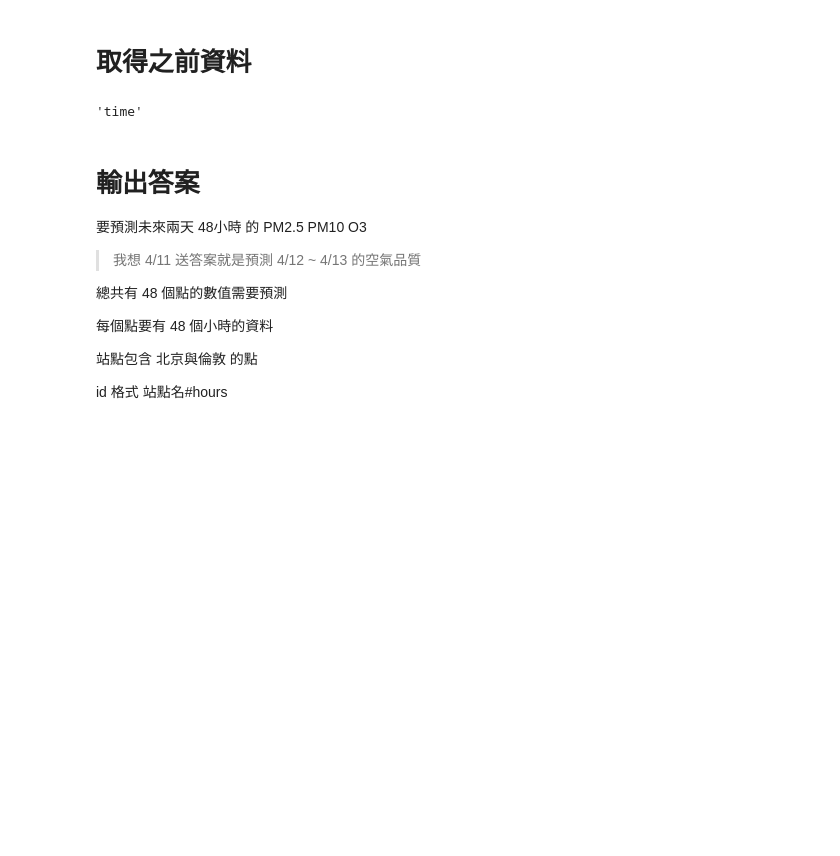
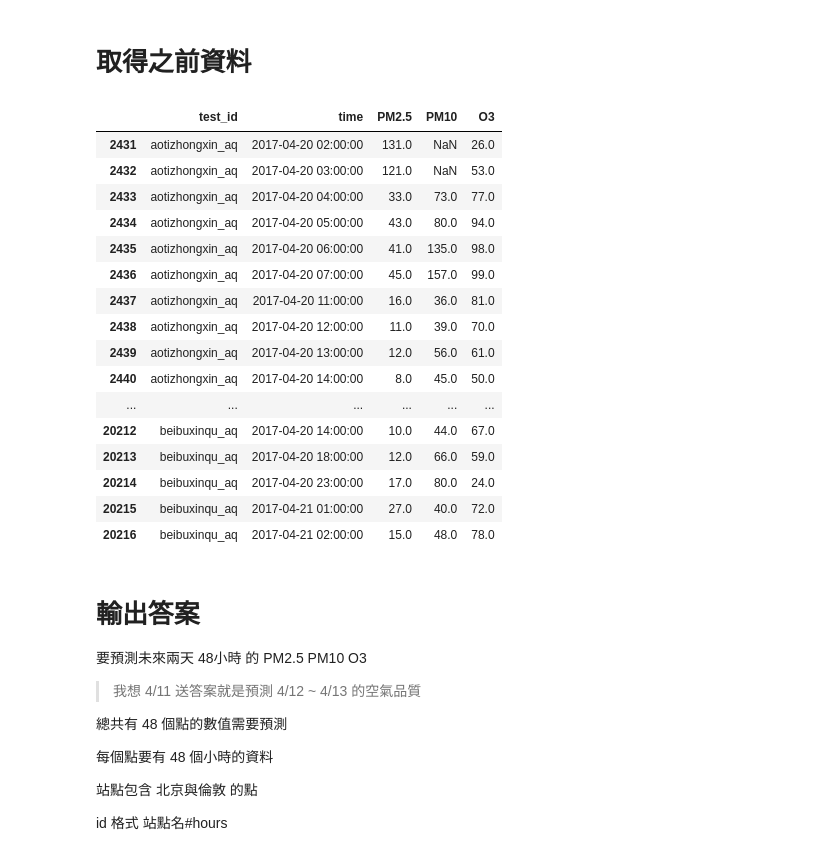
Before and after one commit to csielee/dsai2018_midterm, a Jupyter notebook: main.ipynb, the cells around one changed output. Cells and saved outputs as stored; diff of their text form; code cells hidden in the pictures; blank space fills up the shorter version.

```diff
--- a/main.ipynb
+++ b/main.ipynb
@@ -69,10 +69,27 @@ def getPreviousData(thisday, nday=2, city='bj'):
     #print(alldays)
 
     return pData.loc[pData['time'].isin(alldays),column]
-# %%
-getPreviousData('2017-01-02',city='ld').columns[1]
-# %% [output]
-'time'
+# %%
+tmp = getPreviousData('2017-04-20',city='bj')
+tmp.head(60)
+# %% [output]
+|  | test_id | time | PM2.5 | PM10 | O3 |
+| 2431 | aotizhongxin_aq | 2017-04-20 02:00:00 | 131.0 | NaN | 26.0 |
+| 2432 | aotizhongxin_aq | 2017-04-20 03:00:00 | 121.0 | NaN | 53.0 |
+| 2433 | aotizhongxin_aq | 2017-04-20 04:00:00 | 33.0 | 73.0 | 77.0 |
+| 2434 | aotizhongxin_aq | 2017-04-20 05:00:00 | 43.0 | 80.0 | 94.0 |
+| 2435 | aotizhongxin_aq | 2017-04-20 06:00:00 | 41.0 | 135.0 | 98.0 |
+| 2436 | aotizhongxin_aq | 2017-04-20 07:00:00 | 45.0 | 157.0 | 99.0 |
+| 2437 | aotizhongxin_aq | 2017-04-20 11:00:00 | 16.0 | 36.0 | 81.0 |
+| 2438 | aotizhongxin_aq | 2017-04-20 12:00:00 | 11.0 | 39.0 | 70.0 |
+| 2439 | aotizhongxin_aq | 2017-04-20 13:00:00 | 12.0 | 56.0 | 61.0 |
+| 2440 | aotizhongxin_aq | 2017-04-20 14:00:00 | 8.0 | 45.0 | 50.0 |
+| ... | ... | ... | ... | ... | ... |
+| 20212 | beibuxinqu_aq | 2017-04-20 14:00:00 | 10.0 | 44.0 | 67.0 |
+| 20213 | beibuxinqu_aq | 2017-04-20 18:00:00 | 12.0 | 66.0 | 59.0 |
+| 20214 | beibuxinqu_aq | 2017-04-20 23:00:00 | 17.0 | 80.0 | 24.0 |
+| 20215 | beibuxinqu_aq | 2017-04-21 01:00:00 | 27.0 | 40.0 | 72.0 |
+| 20216 | beibuxinqu_aq | 2017-04-21 02:00:00 | 15.0 | 48.0 | 78.0 |
 # %% [markdown]
 # 輸出答案
 
```
Also changed, not shown: parts of 9 cells of this notebook.
